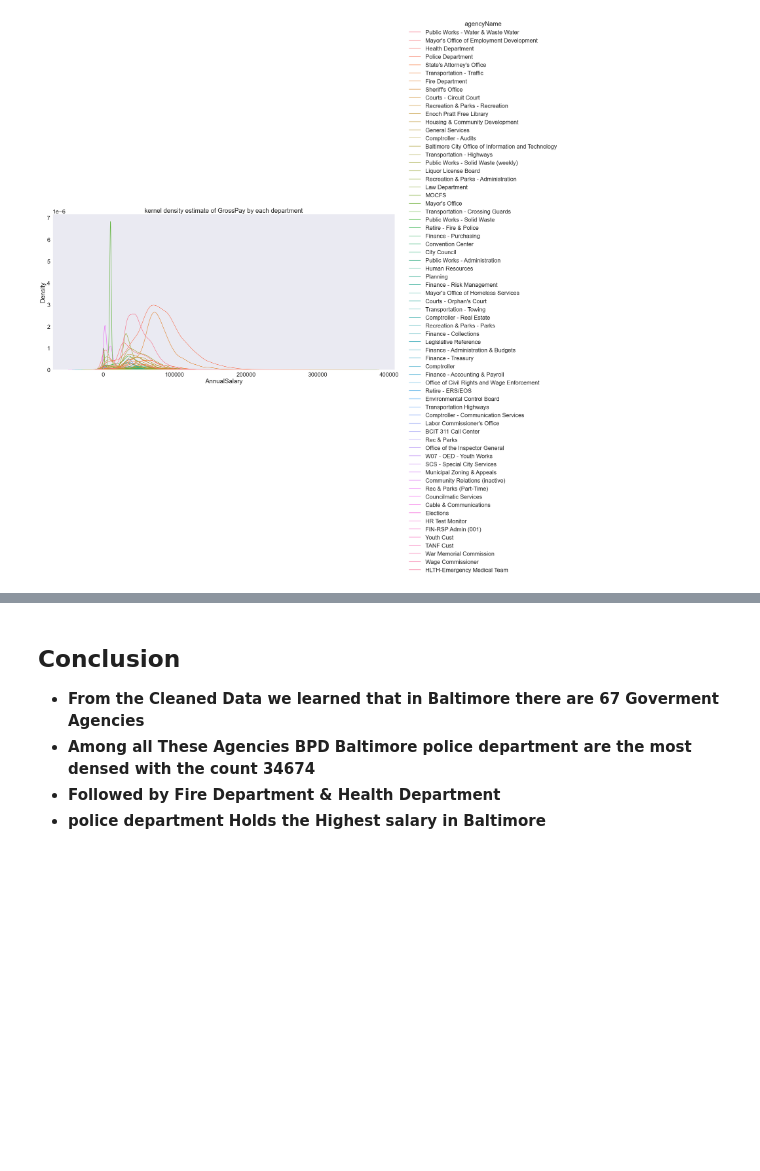
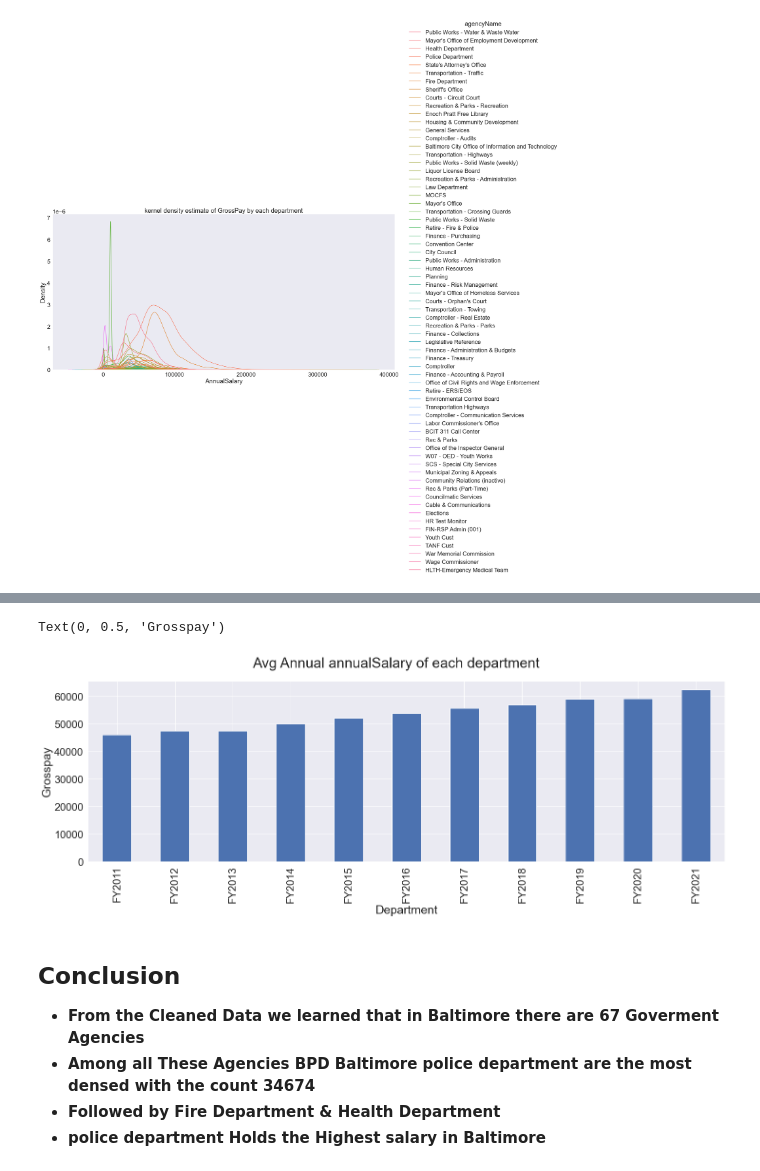
Before and after one commit to NPranaya7/Data_601_Pranay-manikanta, a Jupyter notebook: Midterm/Midterm project.ipynb, the cells around one changed output, grey strips where cells are left out. Saved outputs shown, nothing was run; the diff lists cells and outputs as text; code cells hidden in the pictures; blank space fills up the shorter version.

```diff
--- a/Midterm/Midterm project.ipynb
+++ b/Midterm/Midterm project.ipynb
@@ -502,3 +550,12 @@ plot.ax.grid()
+# %%
+fig, axs = plt.subplots(figsize=(24, 7))
+g_df2 = cdf.groupby(['fiscalYear'])["annualSalary"].mean().plot(kind='bar', rot=90, ax=axs)
+fig.suptitle('Avg Annual annualSalary of each department',fontsize=30)
+plt.xlabel("Department",fontsize=25)
+plt.ylabel("Grosspay",fontsize=25)
+# %% [output]
+Text(0, 0.5, 'Grosspay')
+[figure, added]
 # %% [markdown]
 ## Conclusion
 - **From the Cleaned Data we learned that in Baltimore there are 67 Goverment Agencies**
```
Also changed, not shown: parts of 5 cells of this notebook.
